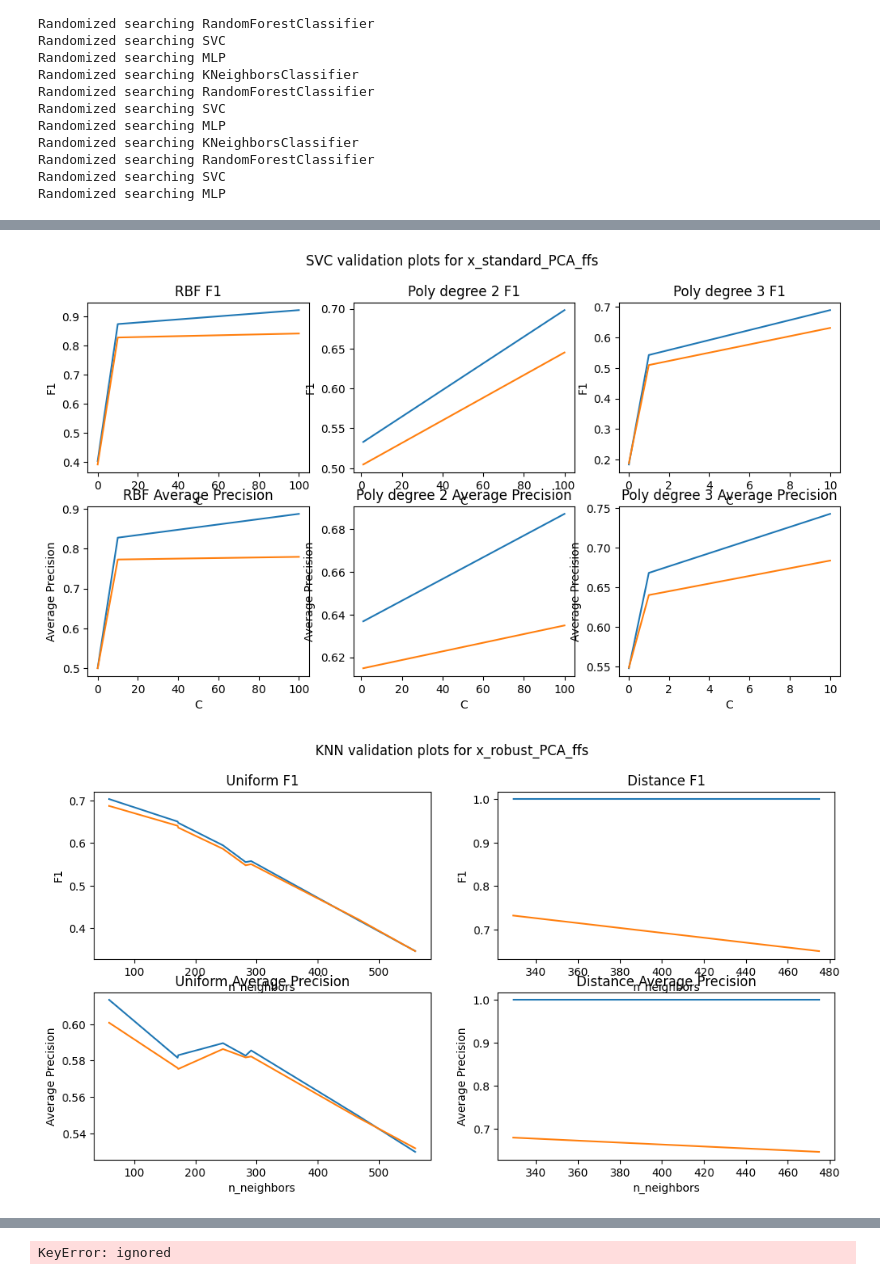
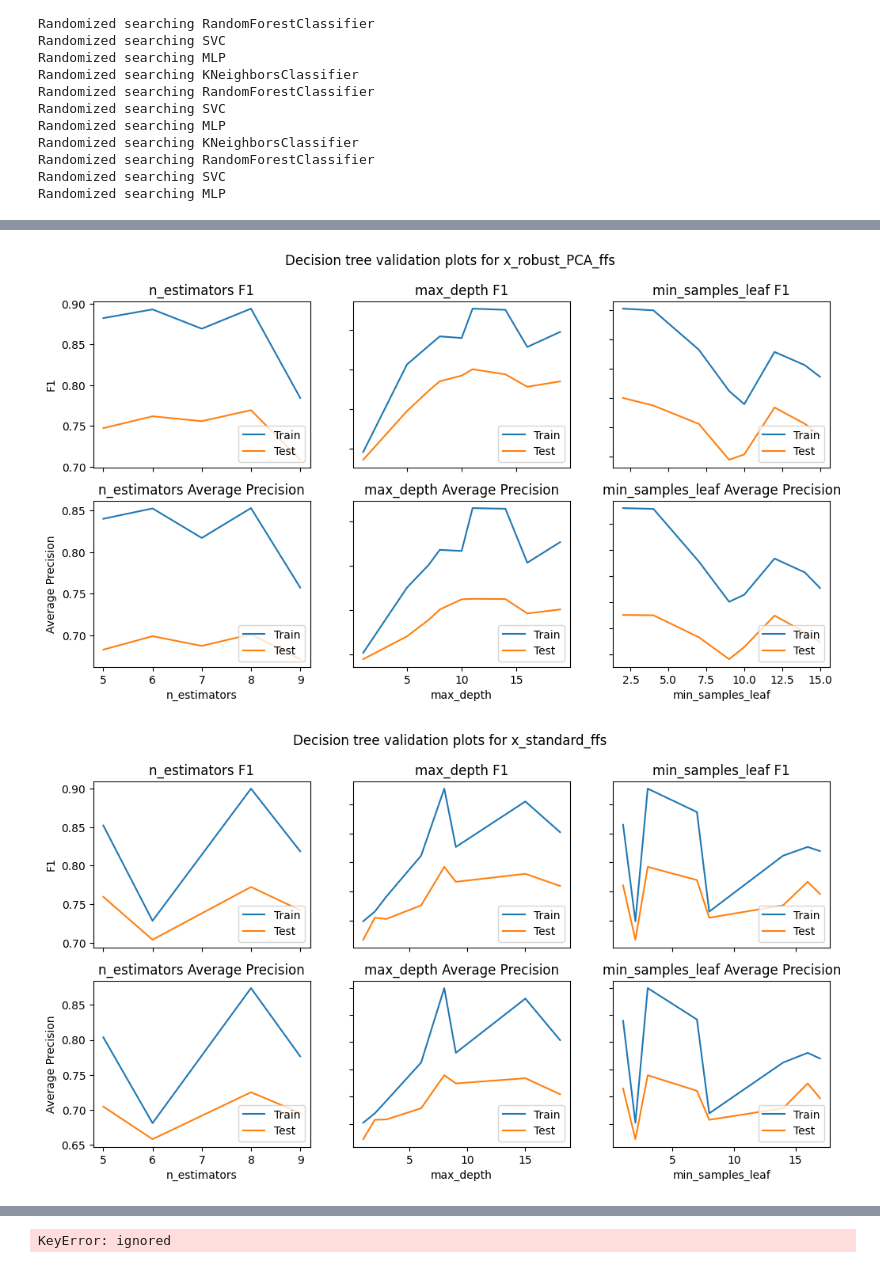
Before and after one commit to JosefienBerg/TM10007_ML_ECG_group4, a Jupyter notebook: assignment_ecg.ipynb, the cells around one changed output, grey strips where cells are left out. Cells and saved outputs as stored; diff of their text form; code cells hidden in the pictures.

```diff
--- a/assignment_ecg.ipynb
+++ b/assignment_ecg.ipynb
@@ -476,7 +489,7 @@ plt.close('all') #make sure you class all windows before plotting to prevent plo
 for combination_name, data in x_scaled_selected.items():
 
   #Create all validation plots to show the relation between the scoring type and parameters for every combination
-  plot_knn(results_all_combinations[combination_name], scoring, combination_name, model_parameters)
-  plot_svc(results_all_combinations[combination_name], scoring, combination_name, model_parameters)
+  # plot_knn(results_all_combinations[combination_name], scoring, combination_name, model_parameters)
+  # plot_svc(results_all_combinations[combination_name], scoring, combination_name, model_parameters)
   plot_randomforest(results_all_combinations[combination_name], scoring, combination_name, model_parameters)
 # %% [output]
@@ -484,2 +497,2 @@ for combination_name, data in x_scaled_selected.items():
-[figure, old version]
+[figure, new version]
-[figure, old version]
+[figure, new version]
```
Also changed, not shown: parts of 2 cells of this notebook.
